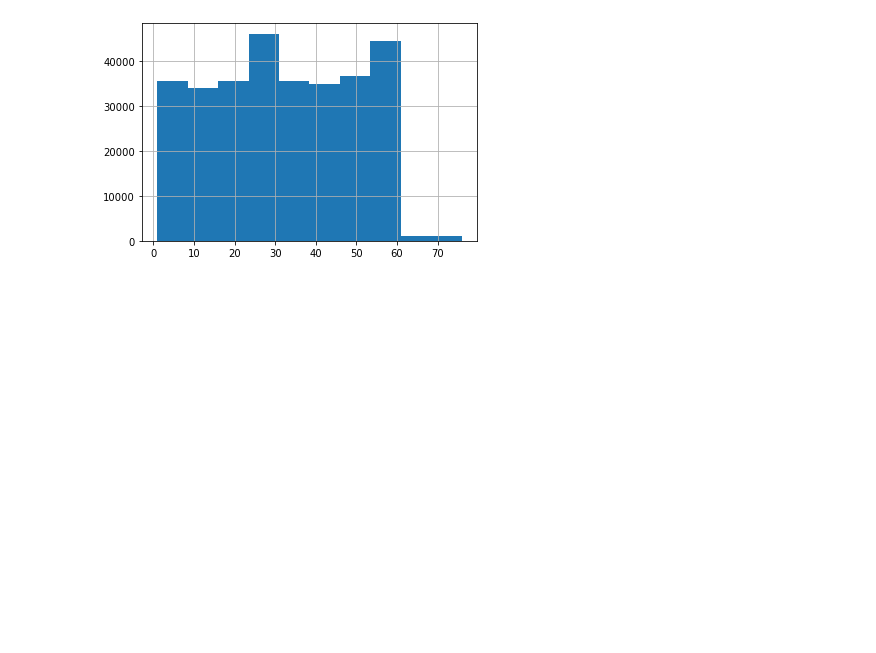
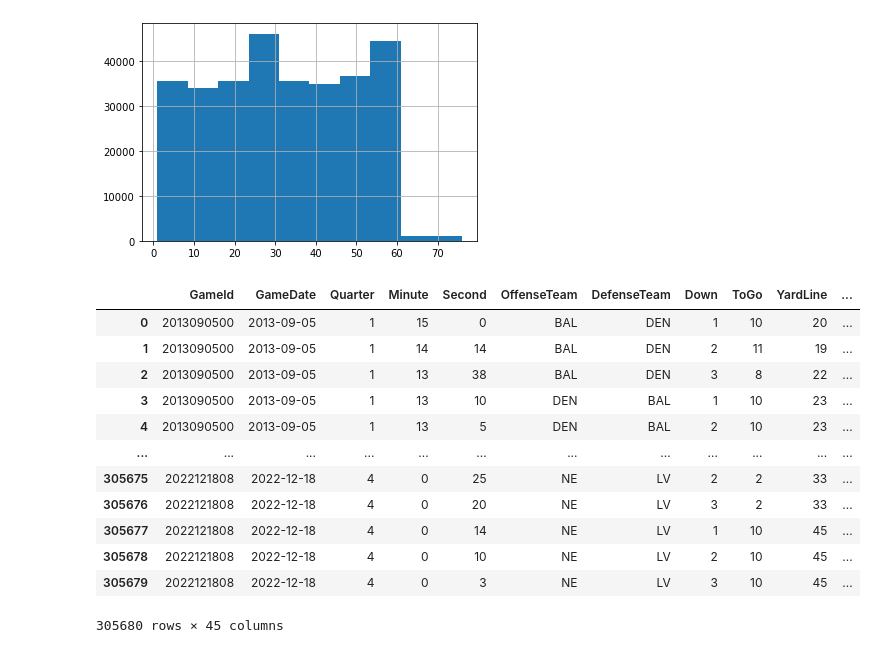
Before and after one commit to LucasTe-data/football-play-prediction, a Jupyter notebook: Preprocessing.ipynb, the cells around one changed output. Saved outputs shown, nothing was run; the diff lists cells and outputs as text; code cells hidden in the pictures; blank space fills up the shorter version.

Commit message:
added loop to include more previous plays

```diff
--- a/Preprocessing.ipynb
+++ b/Preprocessing.ipynb
@@ -117,8 +117,33 @@ pbp_df['GameTime'].hist()
 # %%
 pbp_df= pbp_df.sort_values(by = ['GameId','GameTime'])
 pbp_df.reset_index(drop=True, inplace = True)
-# %%
-pbp_df.loc[pbp_df['OffenseTeam'] == pbp_df['OffenseTeam'].shift(1), 'PreviousPlay'] = pbp_df['PlayType'].shift(1)
+# %%
+n_previous = 3
+
+for i in range(n_previous):
+    if i > 0:
+        name = 'PreviousPlay' + str(i + 1)
+    else:
+        name = 'PreviousPlay'
+
+    pbp_df.loc[pbp_df['OffenseTeam'] == pbp_df['OffenseTeam'].shift(i + 1), name] = pbp_df['PlayType'].shift(i + 1)
+    pbp_df.loc[pbp_df[name].isna(), name] = 'NoPlay'
+# %%
+pbp_df
+# %% [output]
+|  | GameId | GameDate | Quarter | Minute | Second | OffenseTeam | DefenseTeam | Down | ToGo | YardLine | ... |
+| 0 | 2013090500 | 2013-09-05 | 1 | 15 | 0 | BAL | DEN | 1 | 10 | 20 | ... |
+| 1 | 2013090500 | 2013-09-05 | 1 | 14 | 14 | BAL | DEN | 2 | 11 | 19 | ... |
+| 2 | 2013090500 | 2013-09-05 | 1 | 13 | 38 | BAL | DEN | 3 | 8 | 22 | ... |
+| 3 | 2013090500 | 2013-09-05 | 1 | 13 | 10 | DEN | BAL | 1 | 10 | 23 | ... |
+| 4 | 2013090500 | 2013-09-05 | 1 | 13 | 5 | DEN | BAL | 2 | 10 | 23 | ... |
+| ... | ... | ... | ... | ... | ... | ... | ... | ... | ... | ... | ... |
+| 305675 | 2022121808 | 2022-12-18 | 4 | 0 | 25 | NE | LV | 2 | 2 | 33 | ... |
+| 305676 | 2022121808 | 2022-12-18 | 4 | 0 | 20 | NE | LV | 3 | 2 | 33 | ... |
+| 305677 | 2022121808 | 2022-12-18 | 4 | 0 | 14 | NE | LV | 1 | 10 | 45 | ... |
+| 305678 | 2022121808 | 2022-12-18 | 4 | 0 | 10 | NE | LV | 2 | 10 | 45 | ... |
+| 305679 | 2022121808 | 2022-12-18 | 4 | 0 | 3 | NE | LV | 3 | 10 | 45 | ... |
+305680 rows × 45 columns
 # %%
 formation_encoder = LabelBinarizer()
 formation_encoder.fit(pbp_df['Formation'])
```
Also changed, not shown: parts of 4 cells of this notebook.
